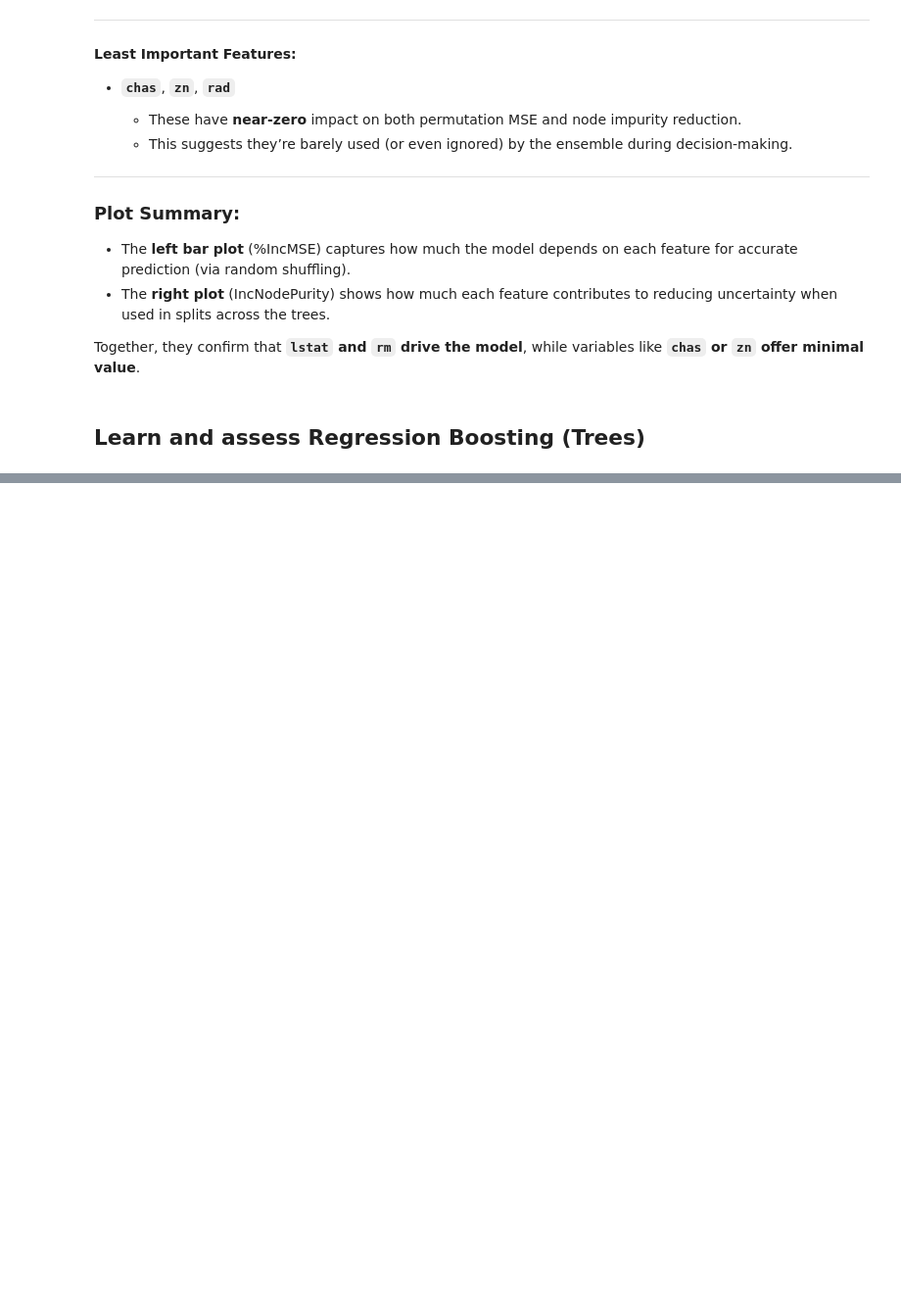
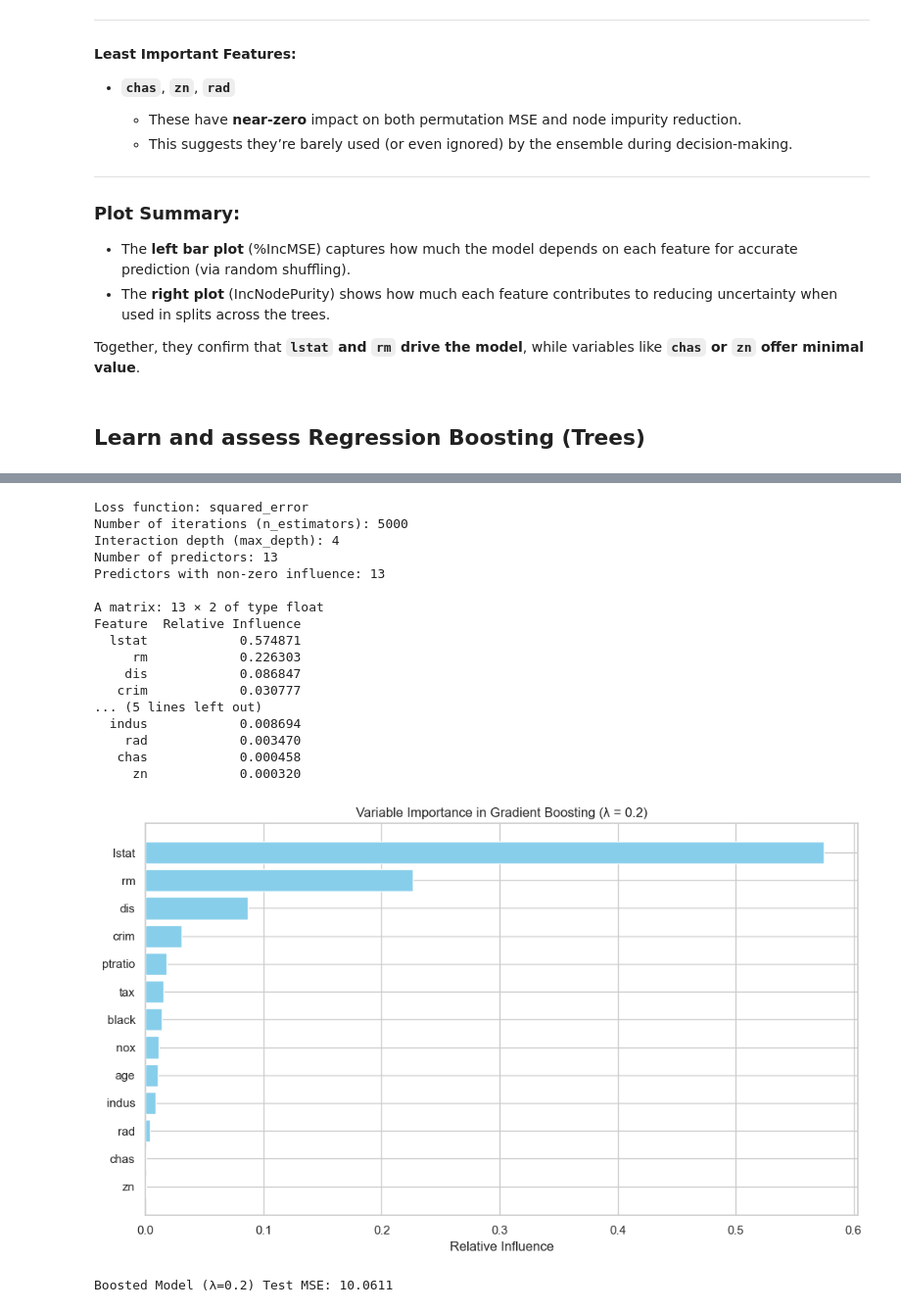
Before and after one commit to anass98h/ML-Playground, a Jupyter notebook: assigment6.ipynb, the cells around one changed output, grey strips where cells are left out. Shown at 98% size. Drawn from its saved outputs; the diff is of its cells as text; code cells hidden in the pictures; blank space fills up the shorter version.

```diff
--- a/assigment6.ipynb
+++ b/assigment6.ipynb
@@ -1132,0 +1159,74 @@ Predictors with non-zero influence: 13
+# %%
+
+
+# Fit the boosted model
+boost_model_02 = GradientBoostingRegressor(
+    n_estimators=5000,
+    learning_rate=0.2,       # shrinkage = 0.2
+    max_depth=4,             # interaction.depth = 4
+    loss='squared_error',
+    random_state=1
+)
+boost_model_02.fit(X_train_full, y_train)
+
+# Predict and evaluate
+yhat_boost_02 = boost_model_02.predict(X_test_full)
+mse_boost_02 = np.mean((yhat_boost_02 - y_test) ** 2)
+
+# Print model info similar to R's summary
+importances_02 = boost_model_02.feature_importances_
+importance_df_02 = pd.DataFrame({
+    'Feature': X_train_full.columns,
+    'Relative Influence': importances_02
+}).sort_values(by='Relative Influence', ascending=False)
+
+print("Loss function: squared_error")
+print("Number of iterations (n_estimators):", boost_model_02.n_estimators)
+print("Interaction depth (max_depth):", boost_model_02.max_depth)
+print("Number of predictors:", X_train_full.shape[1])
+print("Predictors with non-zero influence:", (importances_02 > 0).sum())
+print("\nA matrix: {} × 2 of type float".format(len(importance_df_02)))
+print(importance_df_02.to_string(index=False))
+
+# Plot variable importance
+plt.figure(figsize=(10, 6))
+plt.barh(importance_df_02['Feature'], importance_df_02['Relative Influence'], color='skyblue')
+plt.xlabel("Relative Influence")
+plt.title("Variable Importance in Gradient Boosting (λ = 0.2)")
+plt.gca().invert_yaxis()
+plt.tight_layout()
+plt.show()
+
+# Print test MSE
+print(f"\nBoosted Model (λ=0.2) Test MSE: {mse_boost_02:.4f}")
+
+# Predicted vs Actual
+plt.figure(figsize=(8, 6))
+plt.scatter(yhat_boost_02, y_test, alpha=0.6)
+plt.plot([y_test.min(), y_test.max()], [y_test.min(), y_test.max()], 'r--')
+plt.xlabel("Predicted medv")
+plt.ylabel("Actual medv")
+plt.title("Boosting (λ = 0.2): Predicted vs Actual on Test Set")
+plt.grid(True)
+plt.tight_layout()
+plt.show()
+# %% [output]
+Loss function: squared_error
+Number of iterations (n_estimators): 5000
+Interaction depth (max_depth): 4
+Number of predictors: 13
+Predictors with non-zero influence: 13
+
+A matrix: 13 × 2 of type float
+Feature  Relative Influence
+  lstat            0.574871
+     rm            0.226303
+    dis            0.086847
+   crim            0.030777
+... (5 lines left out)
+  indus            0.008694
+    rad            0.003470
+   chas            0.000458
+     zn            0.000320
+[figure, added]
+Boosted Model (λ=0.2) Test MSE: 10.0611
```
Also changed, not shown: parts of 7 cells of this notebook, 1 other file.
